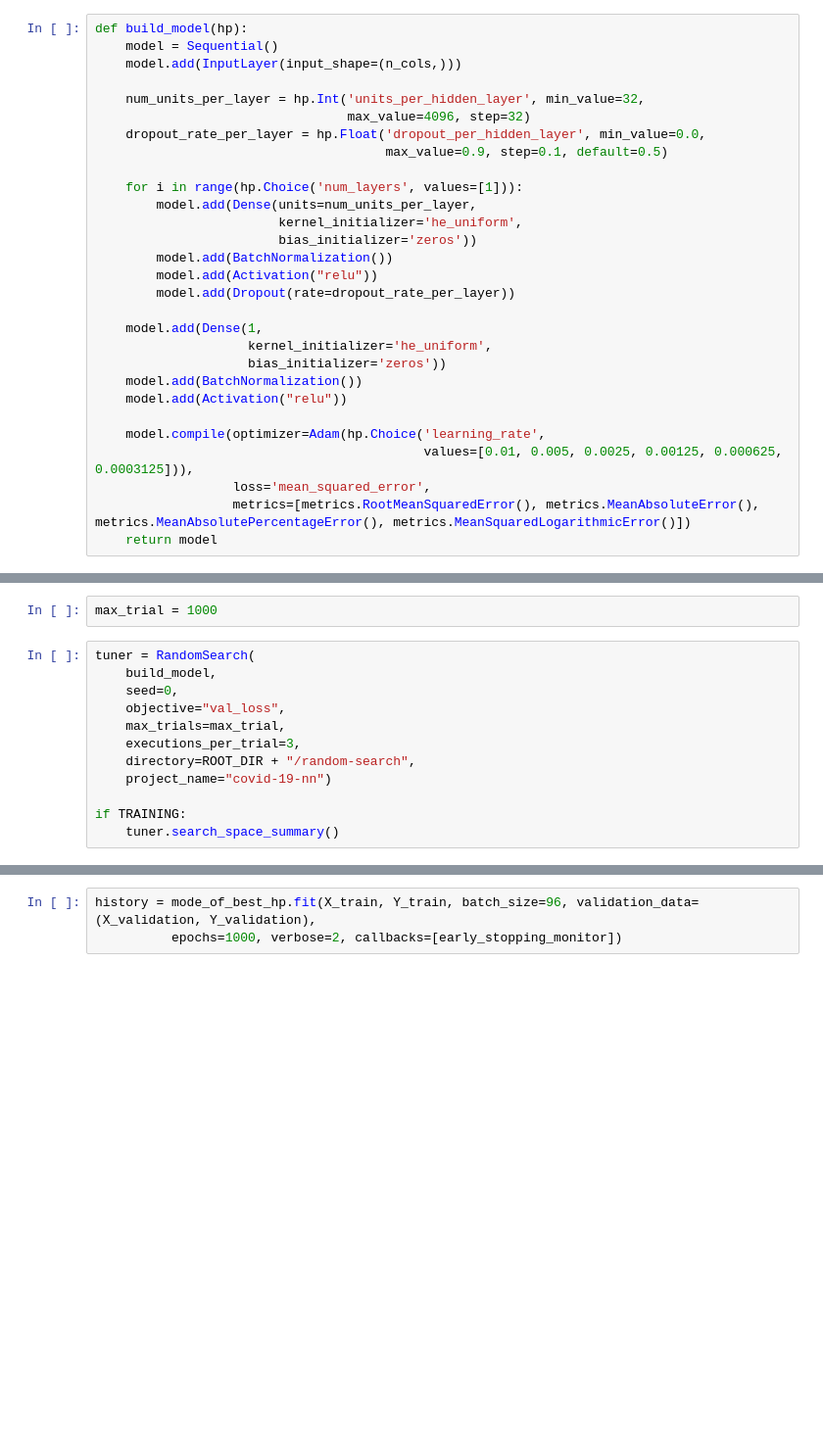
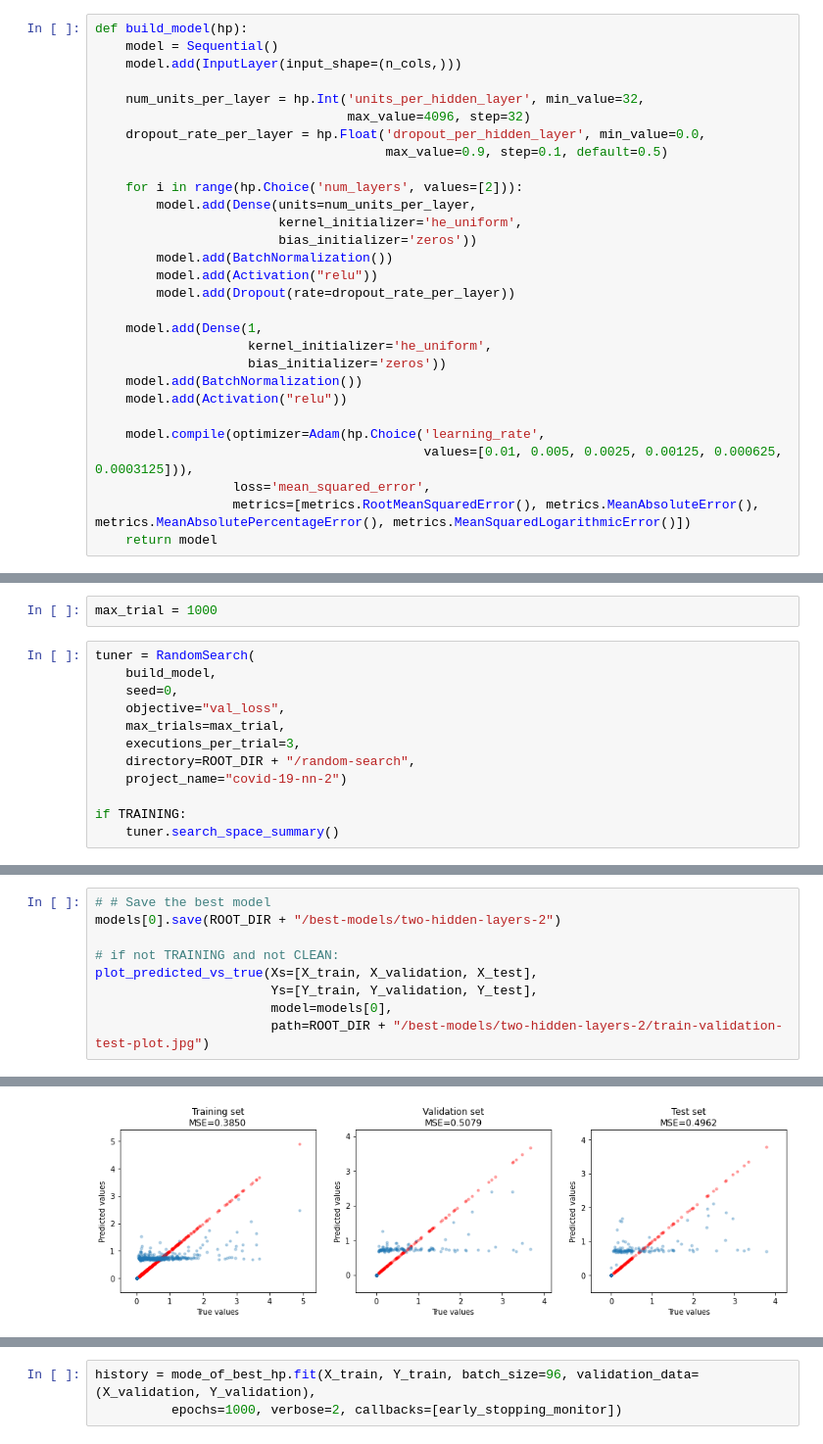
Before and after one commit to dsvanidze/replicability, a Jupyter notebook: jupyter-notebooks/model/MLP-model.ipynb, the cells around one changed output, grey strips where cells are left out. Shown at 98% size. Drawn from its saved outputs; the diff is of its cells as text; blank space fills up the shorter version.

Commit message:
new two hidden layer MLP trained and saved

```diff
--- a/jupyter-notebooks/model/MLP-model.ipynb
+++ b/jupyter-notebooks/model/MLP-model.ipynb
@@ -74,7 +71,7 @@ def build_model(hp):
     dropout_rate_per_layer = hp.Float('dropout_per_hidden_layer', min_value=0.0,
                                       max_value=0.9, step=0.1, default=0.5)
 
-    for i in range(hp.Choice('num_layers', values=[1])):
+    for i in range(hp.Choice('num_layers', values=[2])):
         model.add(Dense(units=num_units_per_layer,
                         kernel_initializer='he_uniform',
                         bias_initializer='zeros'))
@@ -103,7 +102,7 @@ tuner = RandomSearch(
     max_trials=max_trial,
     executions_per_trial=3,
     directory=ROOT_DIR + "/random-search",
-    project_name="covid-19-nn")
+    project_name="covid-19-nn-2")
 
 if TRAINING:
     tuner.search_space_summary()
@@ -210,0 +183,10 @@ Hyperparameters:
+# %%
+# # Save the best model
+models[0].save(ROOT_DIR + "/best-models/two-hidden-layers-2")
+
+# if not TRAINING and not CLEAN:
+plot_predicted_vs_true(Xs=[X_train, X_validation, X_test],
+                       Ys=[Y_train, Y_validation, Y_test],
+                       model=models[0],
+                       path=ROOT_DIR + "/best-models/two-hidden-layers-2/train-validation-test-plot.jpg")
+# %% [output]
@@ -211,3 +197,4 @@ Hyperparameters:
+[figure, added]
 # %%
 # Instantiate a model with the best hyperparameters -> makes the model retrainable
 best_hp = tuner.get_best_hyperparameters()[0]
```
Also changed, not shown: parts of 13 cells of this notebook, 4 other files.
